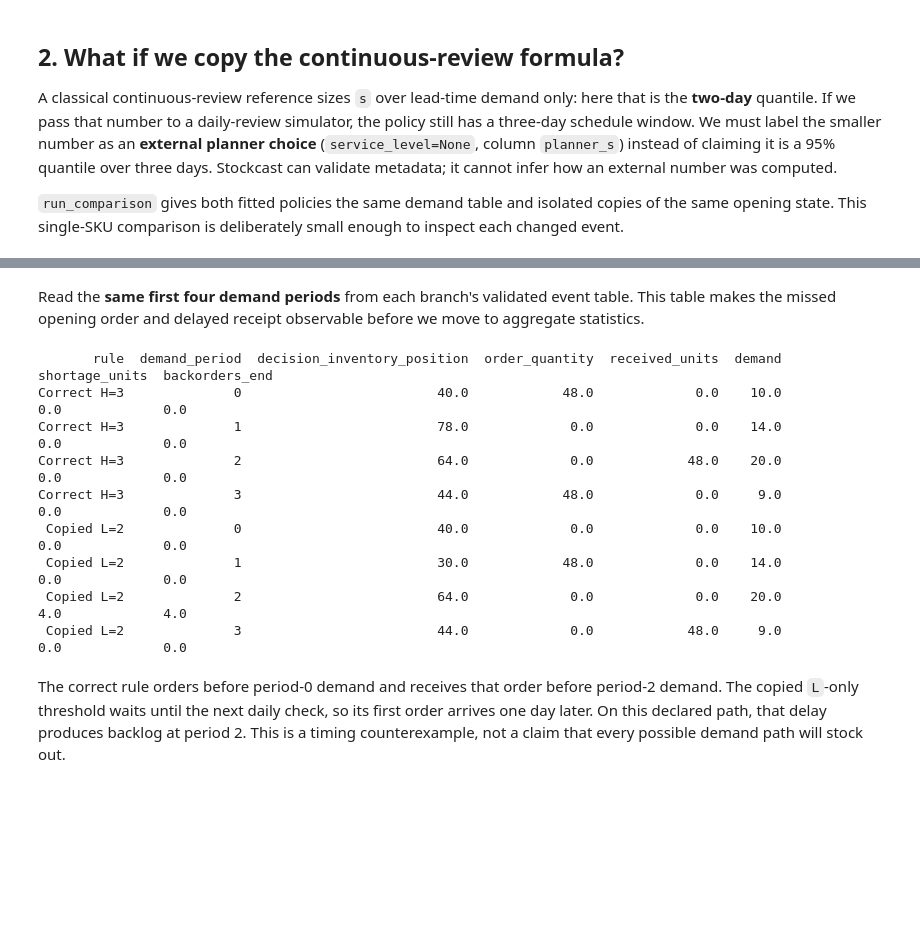
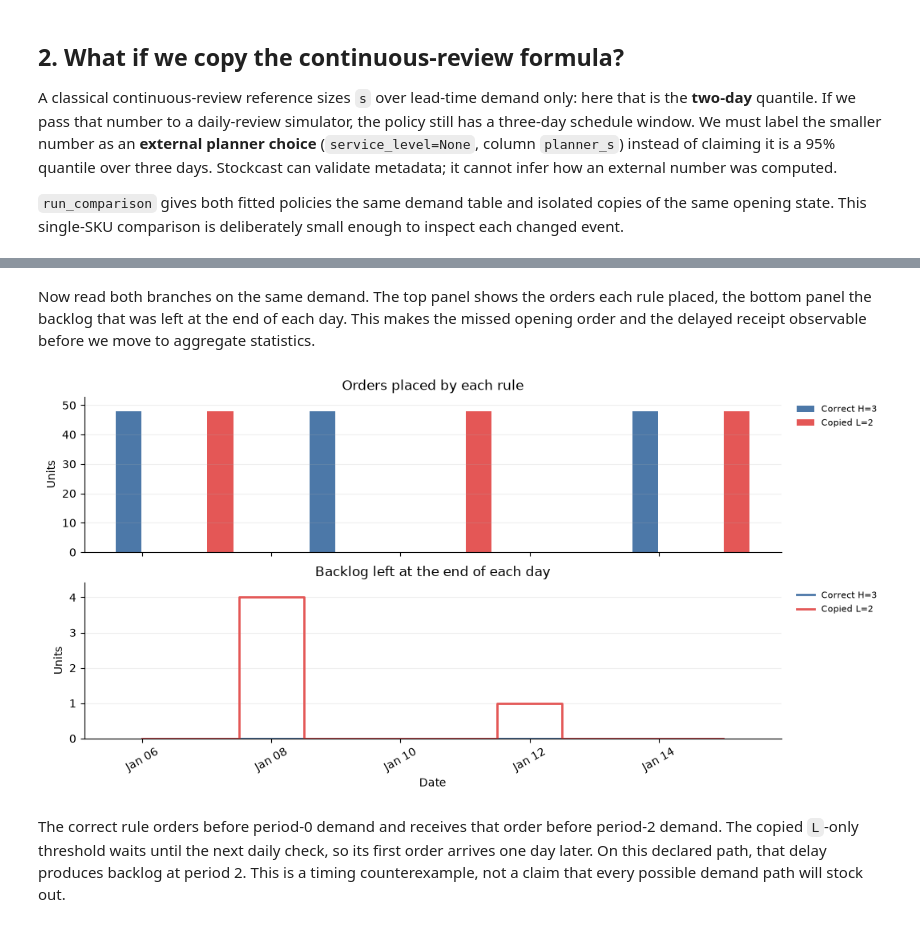
Before and after one commit to FilTheo/stockcast, a Jupyter notebook: examples/notebooks/05b_reorder_points_and_review_frequency.ipynb, the cells around one changed output, grey strips where cells are left out. Cells and saved outputs as stored; diff of their text form; code cells hidden in the pictures; blank space fills up the shorter version.

```diff
--- a/examples/notebooks/05b_reorder_points_and_review_frequency.ipynb
+++ b/examples/notebooks/05b_reorder_points_and_review_frequency.ipynb
@@ -229,31 +353,46 @@ one_sku_comparison = SimulationEngine().run_comparison(
 )
 # %% [markdown]
-Read the **same first four demand periods** from each branch's validated event table. This table makes the missed opening order and delayed receipt observable before we move to aggregate statistics.
+Now read both branches on the same demand. The top panel shows the orders each rule placed, the bottom panel the backlog that was left at the end of each day. This makes the missed opening order and the delayed receipt observable before we move to aggregate statistics.
 # %%
-one_sku_rows = []
+one_sku_frames = []
 for label, run in one_sku_comparison.results.items():
-    events = validate_event_frame(run.to_event_frame(window='scoring'))
-    one_sku_rows.append(events.loc[events.event_type.eq('period')]
-                        .assign(rule=label))
-one_sku_events = pd.concat(one_sku_rows, ignore_index=True)
-print(one_sku_events.loc[one_sku_events.demand_period.le(3),
-      ['rule', 'demand_period', 'decision_inventory_position',
-       'order_quantity', 'received_units', 'demand',
-       'shortage_units', 'backorders_end']
-].to_string(index=False, float_format=lambda value: f'{value:.1f}'))
-day_two = one_sku_events.loc[one_sku_events.demand_period.eq(2)].set_index('rule')
-assert day_two.loc['Correct H=3', 'shortage_units'] == 0
-assert day_two.loc['Copied L=2', 'shortage_units'] > 0
+    branch_events = run.to_event_frame(window="scoring")
+    branch_periods = branch_events.loc[branch_events["event_type"].eq("period")]
+    one_sku_frames.append(branch_periods.assign(rule=label))
+one_sku_events = pd.concat(one_sku_frames, ignore_index=True)
+
+day_two = one_sku_events.loc[one_sku_events["demand_period"].eq(2)].set_index("rule")
+assert day_two.loc["Correct H=3", "shortage_units"] == 0
+assert day_two.loc["Copied L=2", "shortage_units"] > 0
+
+BRANCH_COLORS = {"Correct H=3": POSITION_COLOR, "Copied L=2": THRESHOLD_COLOR}
+fig, axes = plt.subplots(2, 1, figsize=(10.5, 5.2), sharex=True, layout="constrained")
+for shift, (label, color) in zip((-1, 1), BRANCH_COLORS.items()):
+    branch = one_sku_events.loc[one_sku_events["rule"].eq(label)]
+    axes[0].bar(
+        branch["date"] + shift * pd.Timedelta(hours=5),
+        branch["order_quantity"],
+        width=0.4,
+        color=color,
+        label=label,
+    )
+    axes[1].step(
+        branch["date"],
+        branch["backorders_end"],
+        where="mid",
+        color=color,
+        linewidth=2,
+        label=label,
+    )
+axes[0].set(title="Orders placed by each rule", ylabel="Units")
+axes[1].set(title="Backlog left at the end of each day", xlabel="Date", ylabel="Units")
+for ax in axes:
+    style_axis(ax)
+    ax.legend(frameon=False, loc="upper left", bbox_to_anchor=(1.01, 1.0), fontsize=8)
+format_dates(axes[1], list(branch["date"][::2]))
+plt.show()
 # %% [output]
-       rule  demand_period  decision_inventory_position  order_quantity  received_units  demand  shortage_units  backorders_end
-Correct H=3              0                         40.0            48.0             0.0    10.0             0.0             0.0
-Correct H=3              1                         78.0             0.0             0.0    14.0             0.0             0.0
-Correct H=3              2                         64.0             0.0            48.0    20.0             0.0             0.0
-Correct H=3              3                         44.0            48.0             0.0     9.0             0.0             0.0
- Copied L=2              0                         40.0             0.0             0.0    10.0             0.0             0.0
- Copied L=2              1                         30.0            48.0             0.0    14.0             0.0             0.0
- Copied L=2              2                         64.0             0.0             0.0    20.0             4.0             4.0
- Copied L=2              3                         44.0             0.0            48.0     9.0             0.0             0.0
+[figure, added]
 # %% [markdown]
 The correct rule orders before period-0 demand and receives that order before period-2 demand. The copied `L`-only threshold waits until the next daily check, so its first order arrives one day later. On this declared path, that delay produces backlog at period 2. This is a timing counterexample, not a claim that every possible demand path will stock out.
 # %% [markdown]
```
Also changed, not shown: parts of 38 cells of this notebook.
